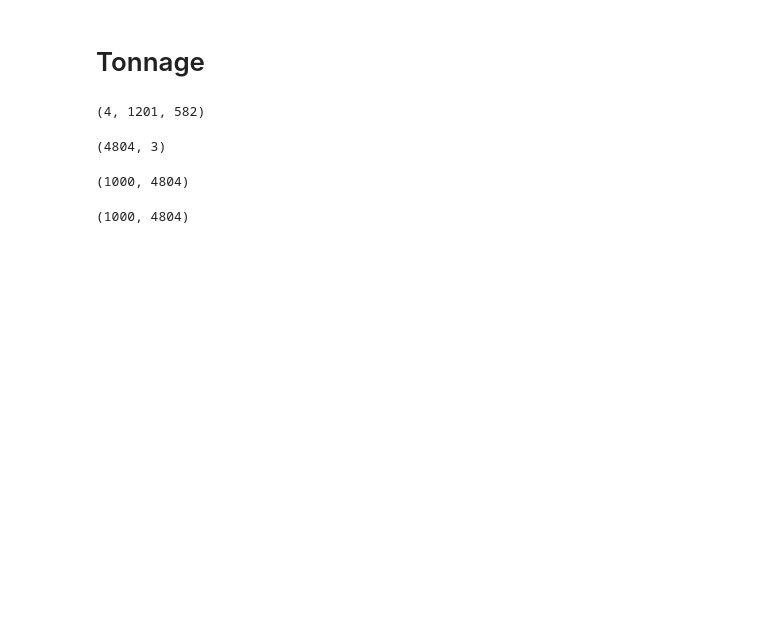
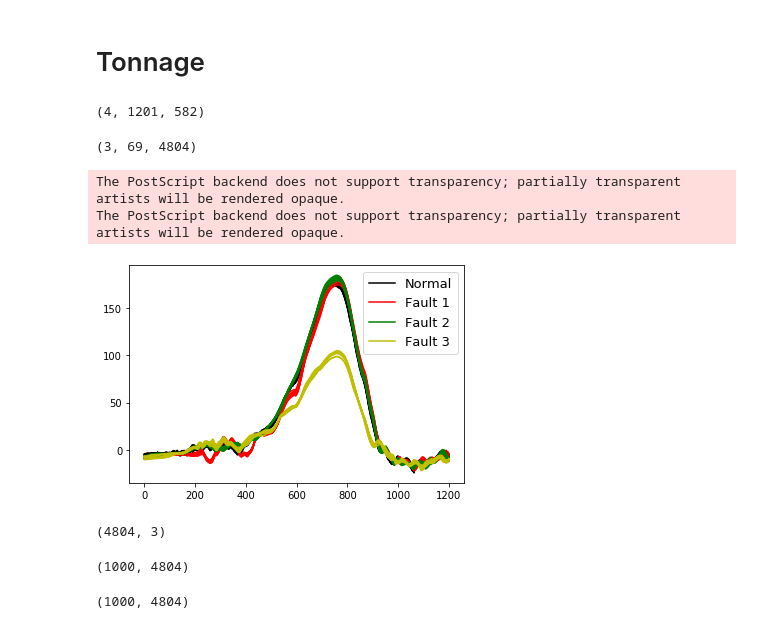
Before and after one commit to hyan46/ExtendedTSSRP, a Jupyter notebook: case_tonnage.ipynb, the cells around one changed output. Cells and saved outputs as stored; diff of their text form; code cells hidden in the pictures; blank space fills up the shorter version.

```diff
--- a/case_tonnage.ipynb
+++ b/case_tonnage.ipynb
@@ -32,6 +32,25 @@ nAbnormalSample = vx[y==1].shape[0] # sample number
 data_abnormal = np.zeros((nFailureMode,nAbnormalSample,p)) # 5 failure modes, 69 samples, with 4804 dimension
 for i in range(1,nFailureMode+1):
     data_abnormal[i-1] = vx[y==i]
+# %%
+data_abnormal.shape
+# %% [output]
+(3, 69, 4804)
+# %%
+plt.plot(data_normal[0:10].reshape(10,4,1201)[:,0].T,'k')
+plt.plot(data_normal[0].reshape(1,4,1201)[:,0].T,'k',label='Normal')
+notation = ['r','g','y']
+Faultlist = ['Fault 1', 'Fault 2', 'Fault 3']
+for i in range(3):
+    plt.plot(data_abnormal[i][0:10].reshape(10,4,1201)[:,0].T,notation[i])
+    plt.plot(data_abnormal[i][0].reshape(1,4,1201)[:,0].T,notation[i],label=Faultlist[i])
+plt.legend(prop={'size': 13})
+
+plt.savefig('tonnage.eps')
+# %% [output]
+The PostScript backend does not support transparency; partially transparent artists will be rendered opaque.
+The PostScript backend does not support transparency; partially transparent artists will be rendered opaque.
+[figure, added]
 # %%
 data_normal_diff = np.diff(data_normal,n=1,axis=0)
 data_normal_diff_mean = np.mean(data_normal_diff,axis=0)
```
Also changed, not shown: 2 other files.
